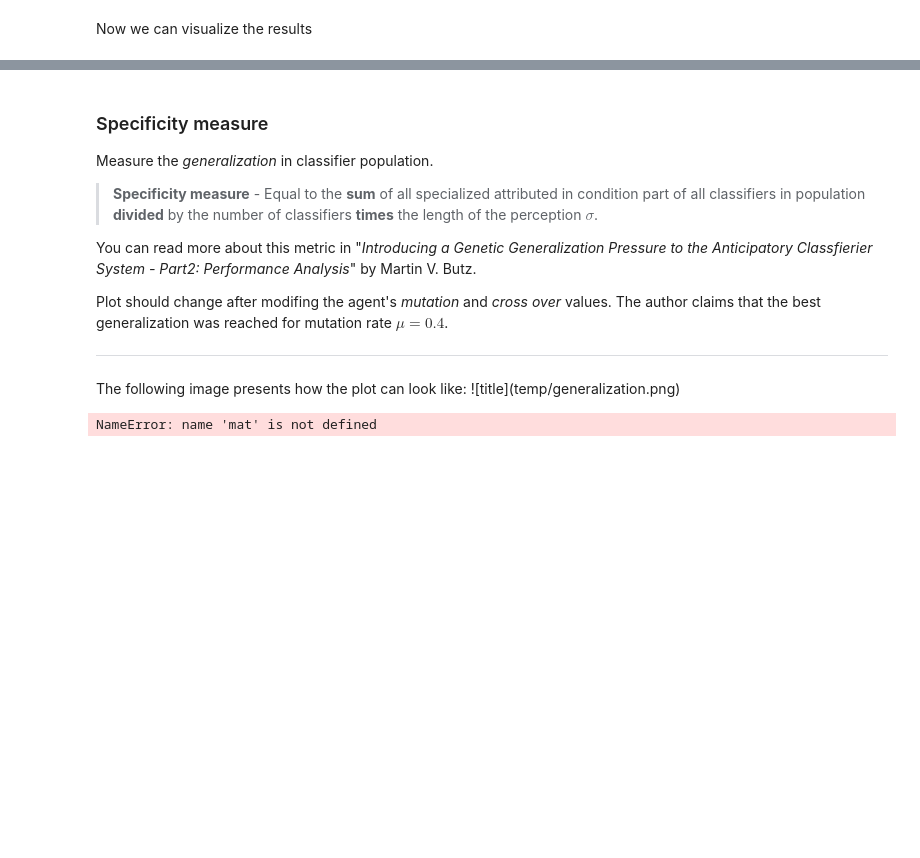
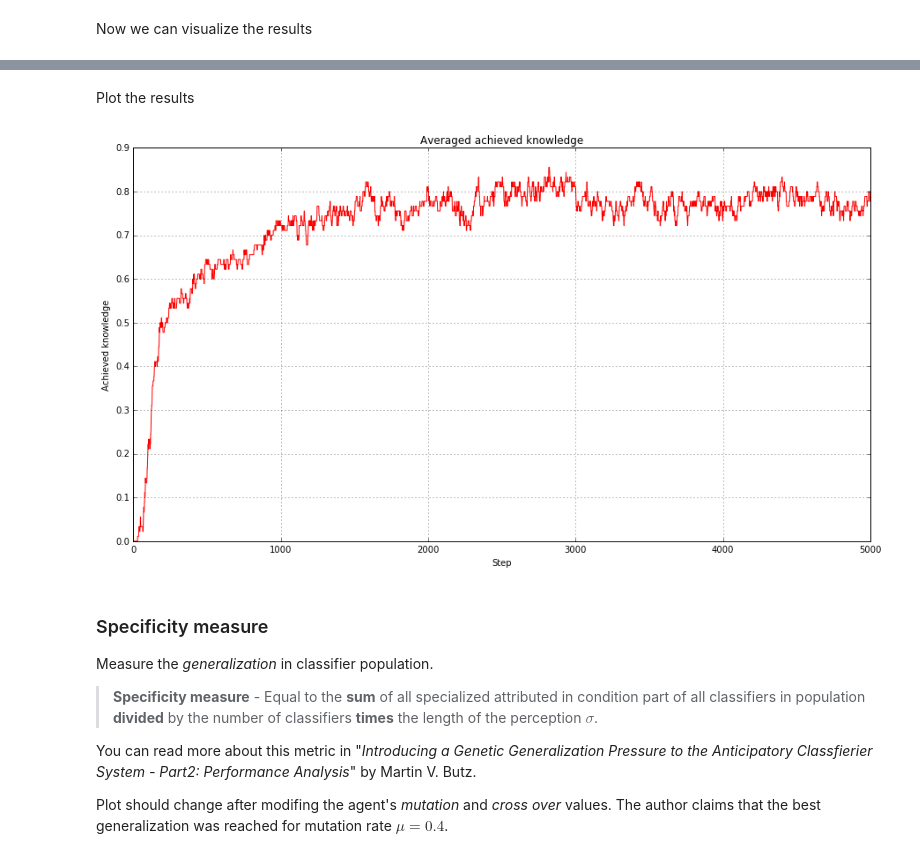
Before and after one commit to ParrotPrediction/pyalcs, a Jupyter notebook: examples/notebooks/ACS2 in Maze.ipynb, the cells around one changed output, grey strips where cells are left out. Drawn from its saved outputs; the diff is of its cells as text; code cells hidden in the pictures; blank space fills up the shorter version.

```diff
--- a/examples/notebooks/ACS2 in Maze.ipynb
+++ b/examples/notebooks/ACS2 in Maze.ipynb
@@ -201,3 +214,25 @@ plt.show()
+# %%
+def get_avg_achieved_knowledge_per_step(performance):
+    knowledge_per_step = pd.DataFrame(performance.groupby('time')['achieved_knowledge'].mean())
+    knowledge_per_step.reset_index(inplace=True)
+    return knowledge_per_step
+# %% [markdown]
+Plot the results
+# %%
+knowledge_per_step = get_avg_achieved_knowledge_per_step(performance)
+
+fig = plt.figure(figsize=(15, 8), dpi=100)
+
+plt.plot(knowledge_per_step['time'], knowledge_per_step['achieved_knowledge'], 'r')
+plt.title('Averaged achieved knowledge')
+plt.xlabel('Step')
+plt.ylabel('Achieved knowledge')
+
+plt.grid(True)
+
+plt.show()
+# %% [output]
+[figure, added]
 # %% [markdown]
 ### Specificity measure
 Measure the *generalization* in classifier population.
@@ -208,11 +243,3 @@ You can read more about this metric in "*Introducing a Genetic Generalization Pr
 Anticipatory Classfierier System - Part2: Performance Analysis*" by Martin V. Butz.
 
 Plot should change after modifing the agent's *mutation* and *cross over* values. The author claims that the best generalization was reached for mutation rate $\mu = 0.4$.
-
-<hr />
-The following image presents how the plot can look like:
-![title](temp/generalization.png)
-# %%
-mat
-# %% [output]
-NameError: name 'mat' is not defined
```
Also changed, not shown: parts of 17 cells of this notebook, 14 other files.
